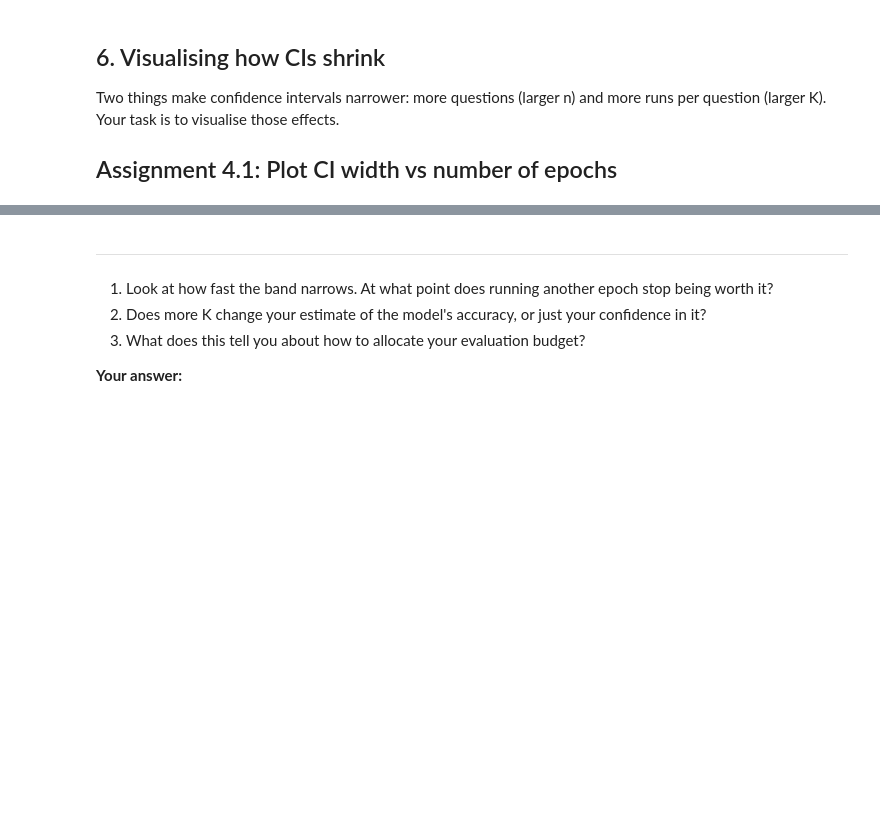
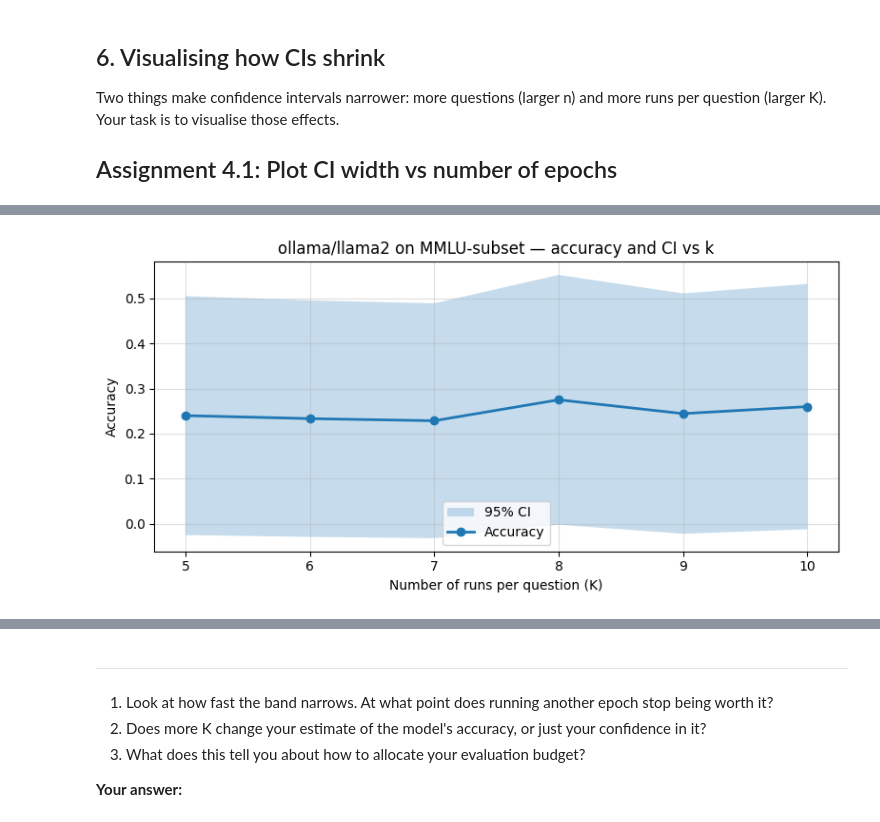
Before and after one commit to efim/inspect_ai_exercises, a Jupyter notebook: inspect_ai_tutorial_week_2.ipynb, the cells around one changed output, grey strips where cells are left out. Drawn from its saved outputs; the diff is of its cells as text; code cells hidden in the pictures; blank space fills up the shorter version.

Commit message:
w2, a4: graphs influence of epoch vs set-size

```diff
--- a/inspect_ai_tutorial_week_2.ipynb
+++ b/inspect_ai_tutorial_week_2.ipynb
@@ -401,6 +401,18 @@ ci_lowers     = []
 ci_uppers     = []
 
 # YOUR CODE HERE
+for runs_per_question in k_values:
+    logs: List[EvalLog] = eval(
+        mmlu_subset(MY_SUBSET),
+        model=MODEL_A,
+        limit=10,        # evaluate only the first 10 questions
+        epochs=runs_per_question
+    )
+    l, m, u = ci_accuracy(log_to_df(logs[0]))
+    accuracies.append(m)
+    ci_lowers.append(l)
+    ci_uppers.append(u)
+
 
 plt.figure(figsize=(8, 4))
 plt.fill_between(k_values, ci_lowers, ci_uppers, alpha=0.25, label="95% CI")
@@ -412,3 +424,4 @@ plt.legend()
 plt.grid(True, alpha=0.4)
 plt.tight_layout()
 plt.show()
+# %% [output]
@@ -414,0 +440 @@ plt.show()
+[figure, added]
```
Also changed, not shown: parts of 6 cells of this notebook, 55 other files.
